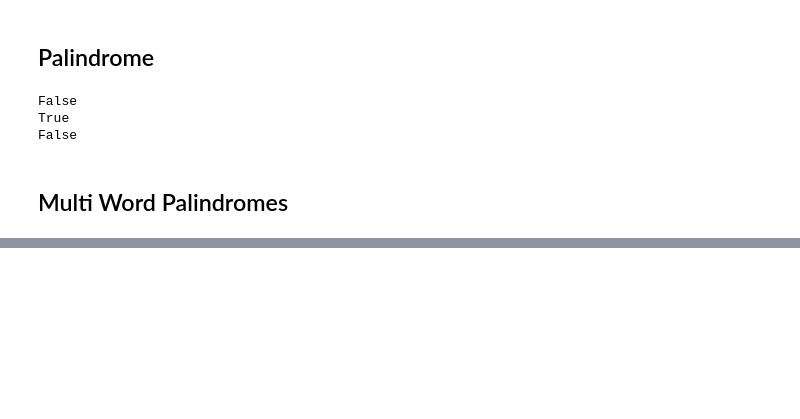
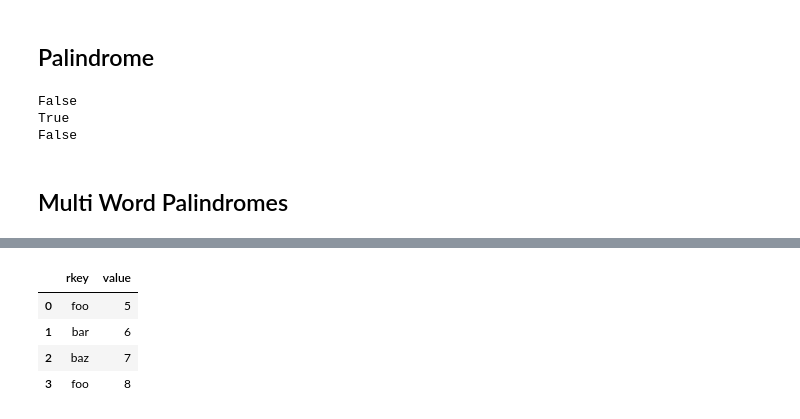
Before and after one commit to Lastew/Personal-Projects, a Jupyter notebook: 01-Basic-Python/01-Basic-Python.ipynb, the cells around one changed output, grey strips where cells are left out. Drawn from its saved outputs; the diff is of its cells as text; code cells hidden in the pictures; blank space fills up the shorter version.

```diff
--- a/01-Basic-Python/01-Basic-Python.ipynb
+++ b/01-Basic-Python/01-Basic-Python.ipynb
@@ -609,0 +586,8 @@ True
+# %%
+df2
+# %% [output]
+|  | rkey | value |
+| 0 | foo | 5 |
+| 1 | bar | 6 |
+| 2 | baz | 7 |
+| 3 | foo | 8 |
```
Also changed, not shown: parts of 12 cells of this notebook, 3 other files.
